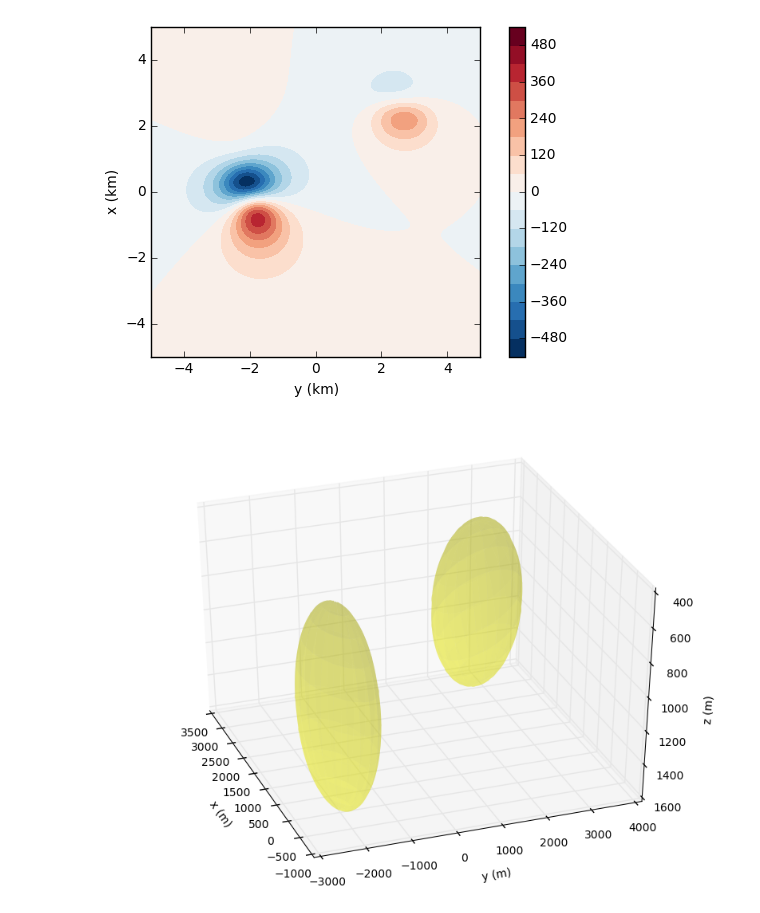
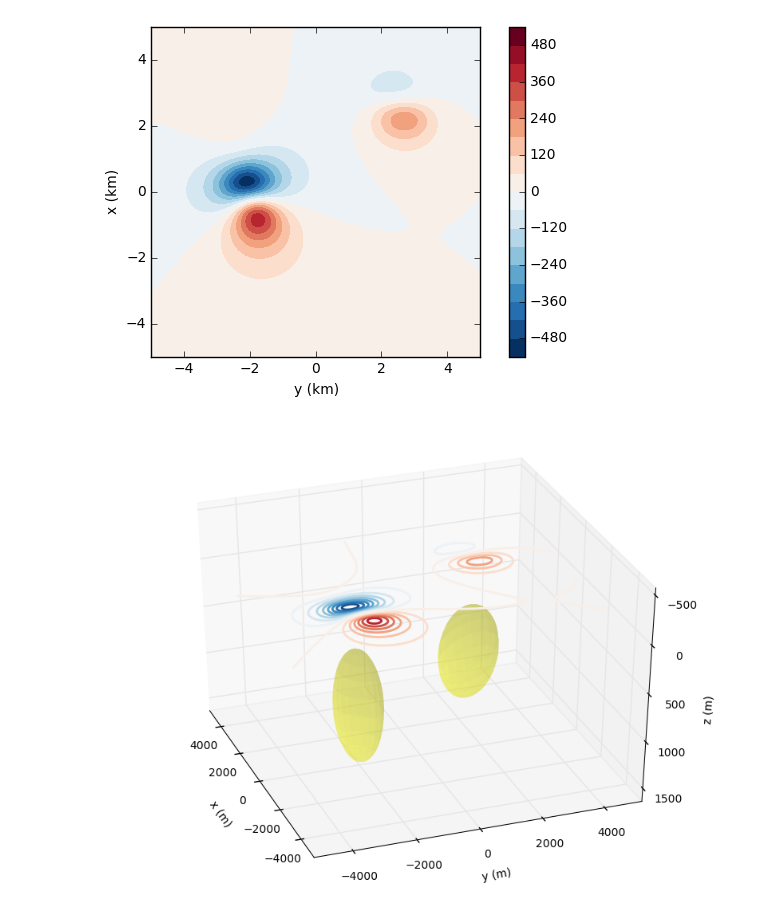
Before and after one commit to pinga-lab/magnetic-ellipsoid, a Jupyter notebook: code/Cookbook_prolate.ipynb, the cells around one changed output. Cells and saved outputs as stored; diff of their text form; code cells hidden in the pictures.

```diff
--- a/code/Cookbook_prolate.ipynb
+++ b/code/Cookbook_prolate.ipynb
@@ -75,19 +75,30 @@ plt.show()
 # %%
 plt.close('all')
 fig = plt.figure(figsize=(8,6))
 ax = fig.gca(projection='3d')
+
+ranges = np.max(np.abs([np.min(tf), np.max(tf)]))
+levels = MaxNLocator(nbins=20).tick_values(-ranges, ranges)
+cmap = plt.get_cmap('RdBu_r')
+norm = BoundaryNorm(levels, ncolors=cmap.N, clip=True)
+
+cs = ax.contour(xp.reshape(shape), yp.reshape(shape), tf.reshape(shape),
+                zdir='z', offset=0, cmap=cmap, norm=norm, levels=levels,
+                linewidths=2)
+
+#cbar = fig.colorbar(cs)
 
 for m in model:
     pf.draw_ellipsoid(ax, m, body_color=(1,1,0), body_alpha=0.3)
 
 ax.set_xlabel('x (m)')
 ax.set_ylabel('y (m)')
 ax.set_zlabel('z (m)')
 
 ax.view_init(215, 20)
 
 plt.tight_layout(True)
 
 plt.show()
 # %% [output]
-[figure, old version]
+[figure, new version]
```
Also changed, not shown: parts of 1 cell of this notebook, 6 other files.
